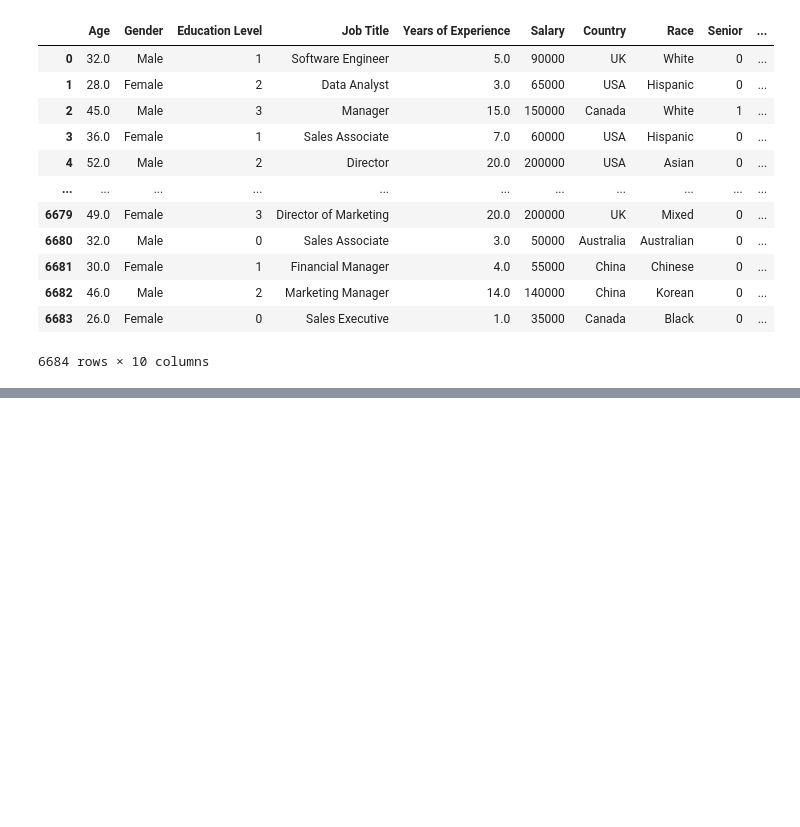
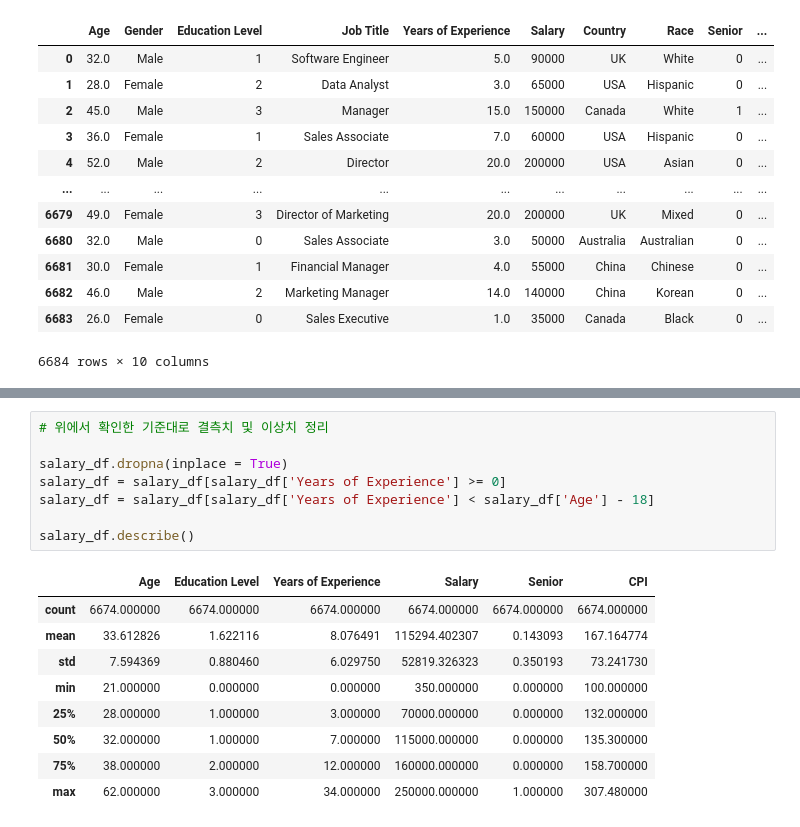
Before and after one commit to FennexFox/AIFFEL_quest_cr, a Jupyter notebook: 데기파 학습노트/03. Data Transformation.ipynb, the cells around one changed output, grey strips where cells are left out. Drawn from its saved outputs; the diff is of its cells as text; blank space fills up the shorter version.

```diff
--- a/데기파 학습노트/03. Data Transformation.ipynb
+++ b/데기파 학습노트/03. Data Transformation.ipynb
@@ -338,0 +492,18 @@ salary_df.rename('Last': 'CIP')
+# %%
+# 위에서 확인한 기준대로 결측치 및 이상치 정리
+
+salary_df.dropna(inplace = True)
+salary_df = salary_df[salary_df['Years of Experience'] >= 0]
+salary_df = salary_df[salary_df['Years of Experience'] < salary_df['Age'] - 18]
+
+salary_df.describe()
+# %% [output]
+|  | Age | Education Level | Years of Experience | Salary | Senior | CPI |
+| count | 6674.000000 | 6674.000000 | 6674.000000 | 6674.000000 | 6674.000000 | 6674.000000 |
+| mean | 33.612826 | 1.622116 | 8.076491 | 115294.402307 | 0.143093 | 167.164774 |
+| std | 7.594369 | 0.880460 | 6.029750 | 52819.326323 | 0.350193 | 73.241730 |
+| min | 21.000000 | 0.000000 | 0.000000 | 350.000000 | 0.000000 | 100.000000 |
+| 25% | 28.000000 | 1.000000 | 3.000000 | 70000.000000 | 0.000000 | 132.000000 |
+| 50% | 32.000000 | 1.000000 | 7.000000 | 115000.000000 | 0.000000 | 135.300000 |
+| 75% | 38.000000 | 2.000000 | 12.000000 | 160000.000000 | 0.000000 | 158.700000 |
+| max | 62.000000 | 3.000000 | 34.000000 | 250000.000000 | 1.000000 | 307.480000 |
```
Also changed, not shown: parts of 21 cells of this notebook.
